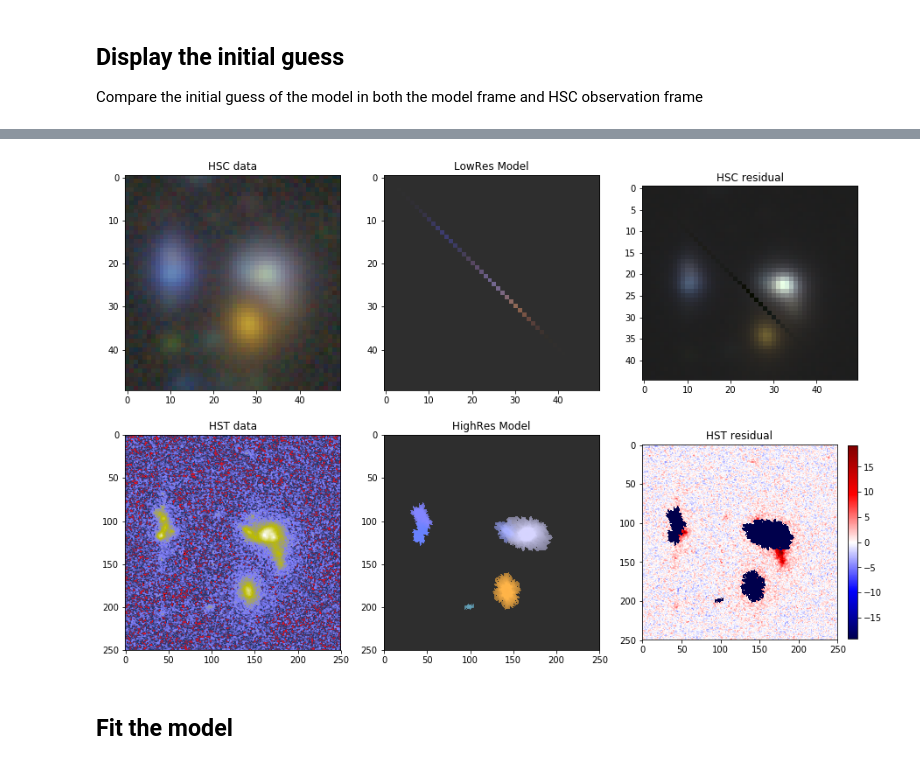
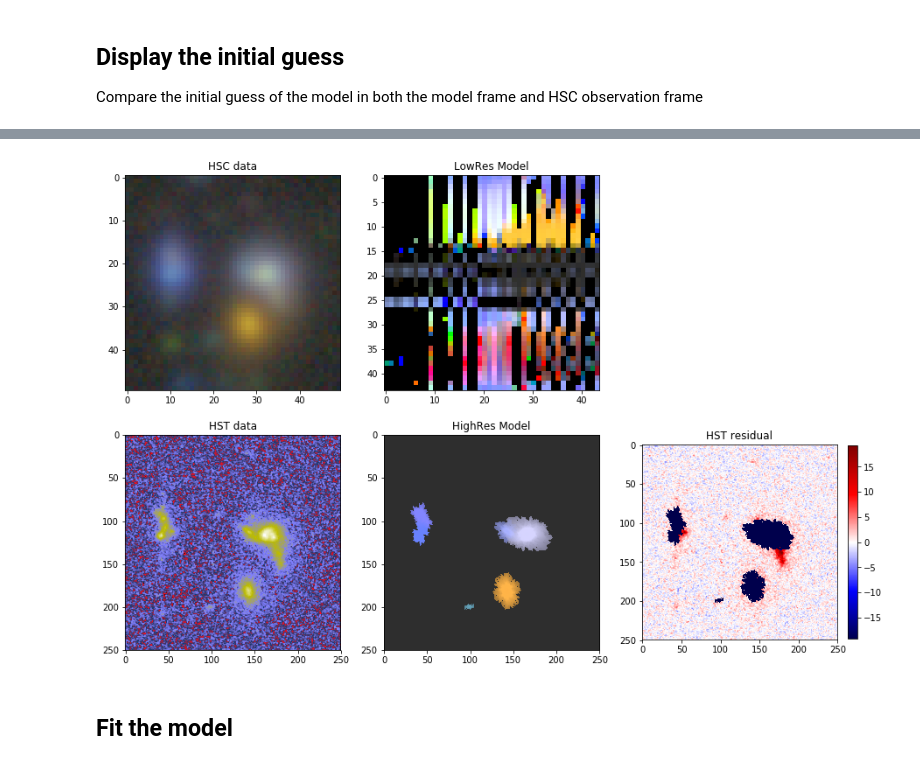
Before and after one commit to pmelchior/scarlet, a Jupyter notebook: docs/tutorials/multiresolution.ipynb, the cells around one changed output, grey strips where cells are left out. Saved outputs shown, nothing was run; the diff lists cells and outputs as text; code cells hidden in the pictures.

```diff
--- a/docs/tutorials/multiresolution.ipynb
+++ b/docs/tutorials/multiresolution.ipynb
@@ -52,7 +52,7 @@ channels_hst = ['F814W']
 # Load the HST PSF data
 psf_hst = fits.open('../../data/test_resampling/PSF_HST.fits')[0].data
 psf_hst /= psf_hst.sum()
-psf_hst = psf_hst[None,:,:]
+psf_hst = psf_hst[None,3:-1,3:-1]
 
 
 # Scale the HST data
@@ -113,9 +113,11 @@ channels = channels_hsc + channels_hst
 shape = (len(channels), n1,n2)
 frame = scarlet.Frame(shape, wcs=wcs_hst, psfs=psf_hst, channels=channels)
 
+
 # define two observation packages and match to frame
 obs_hst = scarlet.Observation(data_hst, wcs=wcs_hst, psfs=psf_hst, channels=channels_hst).match(frame)
-obs_hsc = scarlet.LowResObservation(data_hsc,  wcs=wcs_hsc, psfs=psf_hsc, channels=channels_hsc).match(frame)
+%time obs_hsc = scarlet.LowResObservation(data_hsc,  wcs=wcs_hsc, psfs=psf_hsc, channels=channels_hsc).match(frame)
+
 
 # Keep the order of the observations consistent with the `channels` parameter
 # This implementation is a bit of a hack and will be refined in the future
@@ -152,13 +154,14 @@ blend = scarlet.Blend(sources, obs)
 Compare the initial guess of the model in both the model frame and HSC observation frame
 # %%
 # Load the model and calculate the residual
-model = blend.get_model()
-model_lr = obs_hsc.render(model)
+
+%time model = blend.get_model()
+model_lr = obs_hsc._render(model)
 init_rgb = scarlet.display.img_to_rgb(model[:-1], norm=hsc_norm)
 init_rgb_lr = scarlet.display.img_to_rgb(model_lr, norm=hsc_norm)
-residual_lr = data_hsc - model_lr
+#residual_lr = data_hsc - model_lr
 # Trim the bottom source not part of the blend from the image
-residual_lr_rgb = scarlet.display.img_to_rgb(residual_lr[:,:-5])
+#residual_lr_rgb = scarlet.display.img_to_rgb(residual_lr[:,:-5])
 
 # Get the HR residual
 residual_hr = (data_hst - obs_hst.render(model))[0]
@@ -178,9 +181,9 @@ plt.subplot(236)
 plt.imshow(residual_hr, cmap="seismic", vmin=-vmax, vmax=vmax)
 plt.colorbar(fraction=.045)
 plt.title("HST residual")
-plt.subplot(233)
-plt.imshow(residual_lr_rgb)
-plt.title("HSC residual")
+#plt.subplot(233)
+#plt.imshow(residual_lr_rgb)
+#plt.title("HSC residual")
 plt.subplot(234)
 plt.imshow(hst_img)
 plt.title('HST data')
@@ -189,4 +194,4 @@ plt.show()
-[figure, old version]
+[figure, new version]
 # %% [markdown]
 ## Fit the model
 # %%
```
Also changed, not shown: parts of 5 cells of this notebook, 2 other files.
